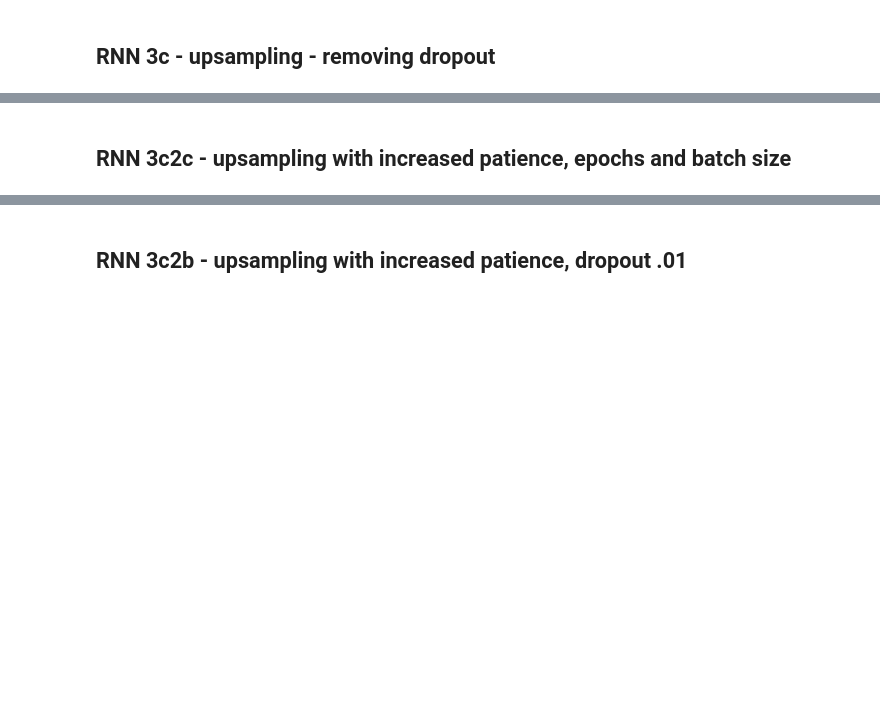
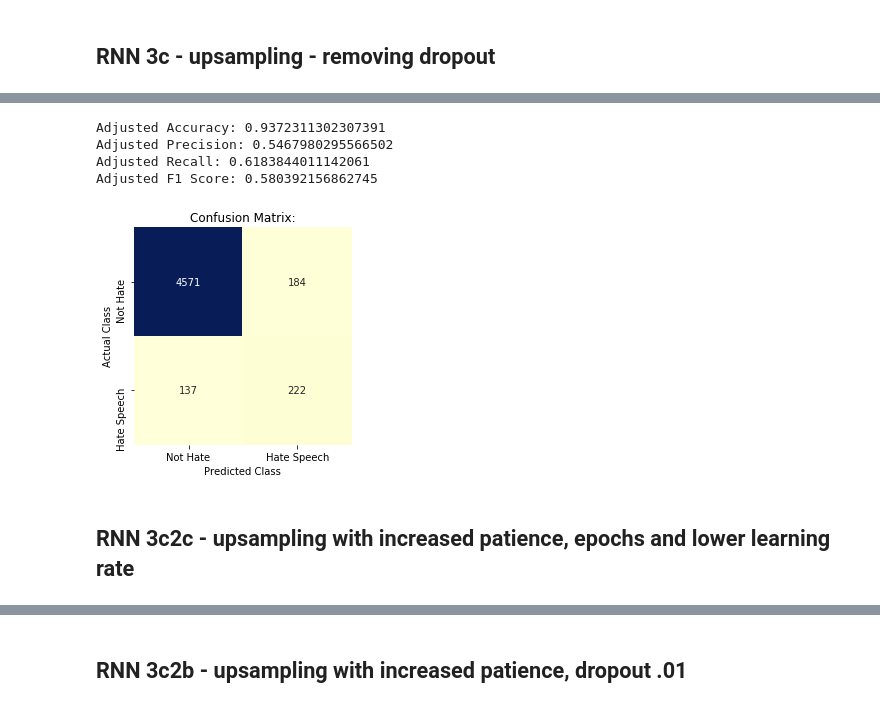
Before and after one commit to mguptaphd/Twitter-Hate-Classification-Project, a Jupyter notebook: RNN-Early-Model-Comparisons.ipynb, the cells around one changed output, grey strips where cells are left out. Cells and saved outputs as stored; diff of their text form; code cells hidden in the pictures; blank space fills up the shorter version.

```diff
--- a/RNN-Early-Model-Comparisons.ipynb
+++ b/RNN-Early-Model-Comparisons.ipynb
@@ -1061,7 +1195,13 @@ compare_classification_metrics2(y_train_up, y_train_pred3c, y_val, y_val_pred3c,
 # %%
-y_adj_val3c, cm3c = adjust_threshold_and_score(y_val, y_val_pred3c, .9, RNN = True)
+y_adj_val3c, cm3c = adjust_threshold_and_score(y_val, y_val_pred3c, .001, RNN = True)
+# %% [output]
+Adjusted Accuracy: 0.9372311302307391
+Adjusted Precision: 0.5467980295566502
+Adjusted Recall: 0.6183844011142061
+Adjusted F1 Score: 0.580392156862745
+[figure, added]
 # %% [markdown]
-## RNN 3c2c - upsampling with increased patience, epochs and batch size
+## RNN 3c2c - upsampling with increased patience, epochs and lower learning rate
 # %%
 model3c2c = Sequential()
 
```
Also changed, not shown: parts of 61 cells of this notebook, 23 other files.
